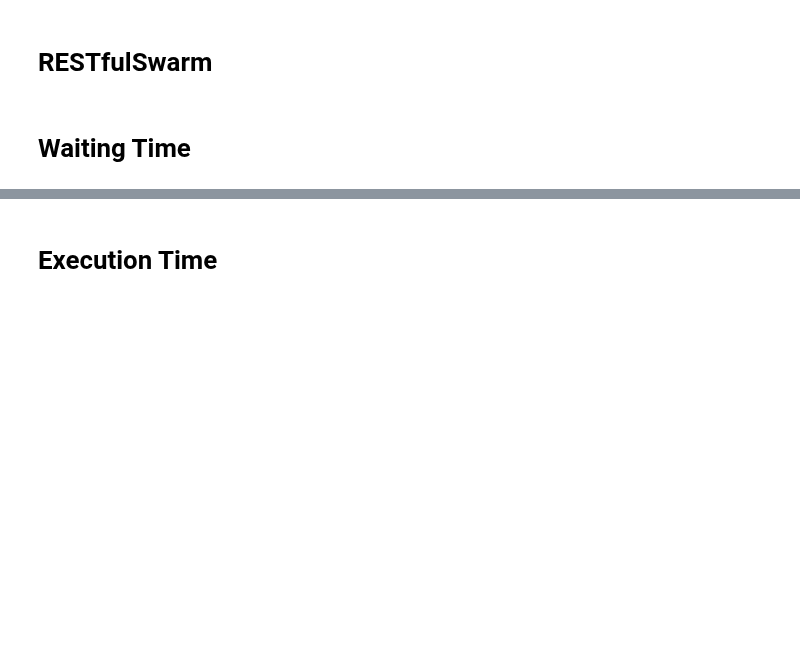
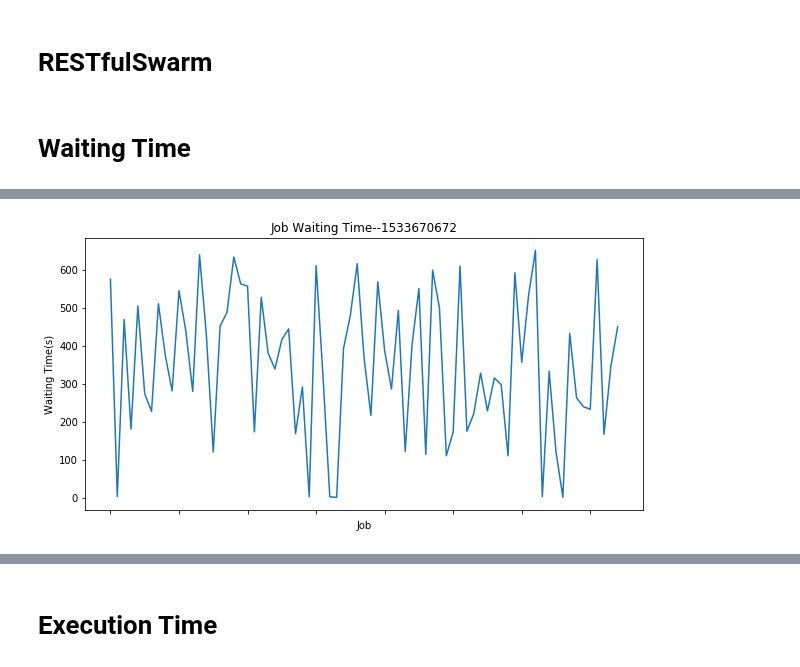
Before and after one commit to ZhuangweiKang/RESTfulSwarm, a Jupyter notebook: GraphBook.ipynb, the cells around one changed output, grey strips where cells are left out. Cells and saved outputs as stored; diff of their text form; code cells hidden in the pictures; blank space fills up the shorter version.

```diff
--- a/GraphBook.ipynb
+++ b/GraphBook.ipynb
@@ -173,0 +171,4 @@ for session in graph_data:
+# %%
+plot_waiting_time(waiting_times[1], jobs[1], sessions[1])
+# %% [output]
+[figure, added]
```
Also changed, not shown: parts of 20 cells of this notebook, 41 other files.
